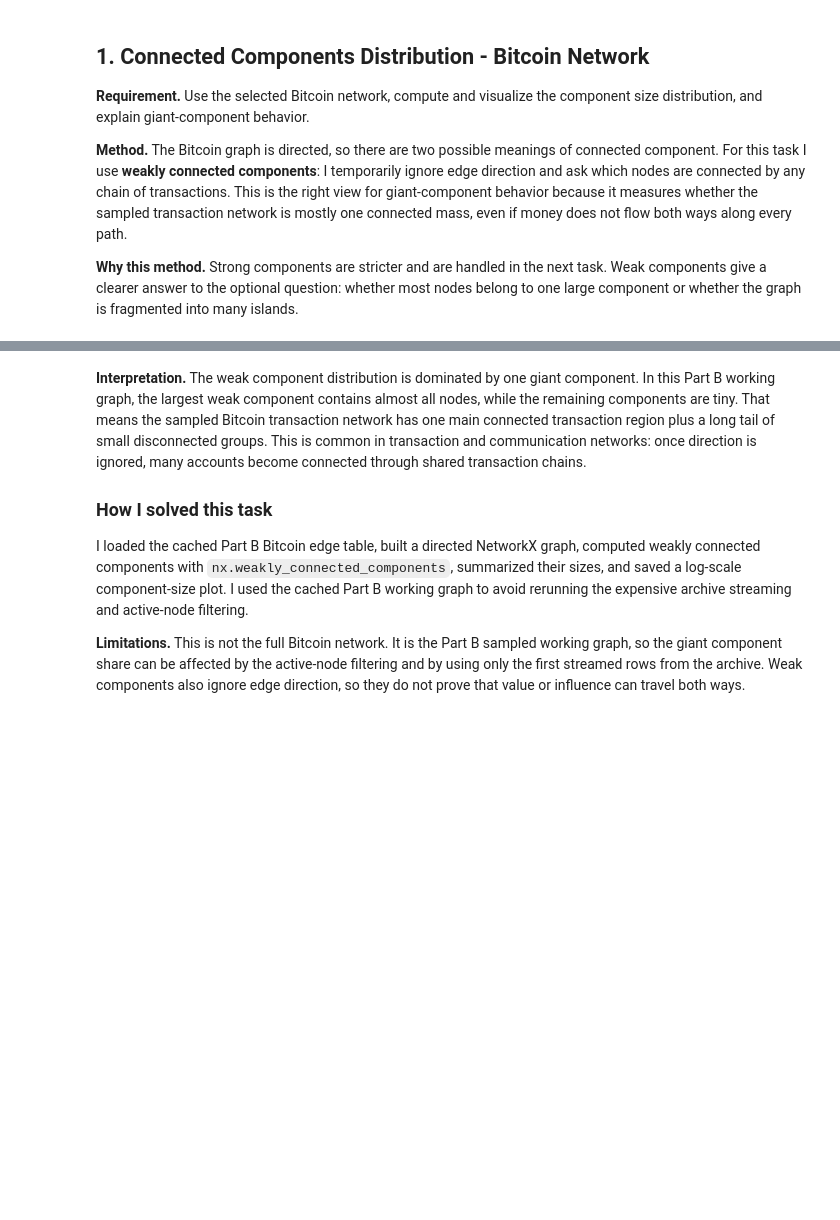
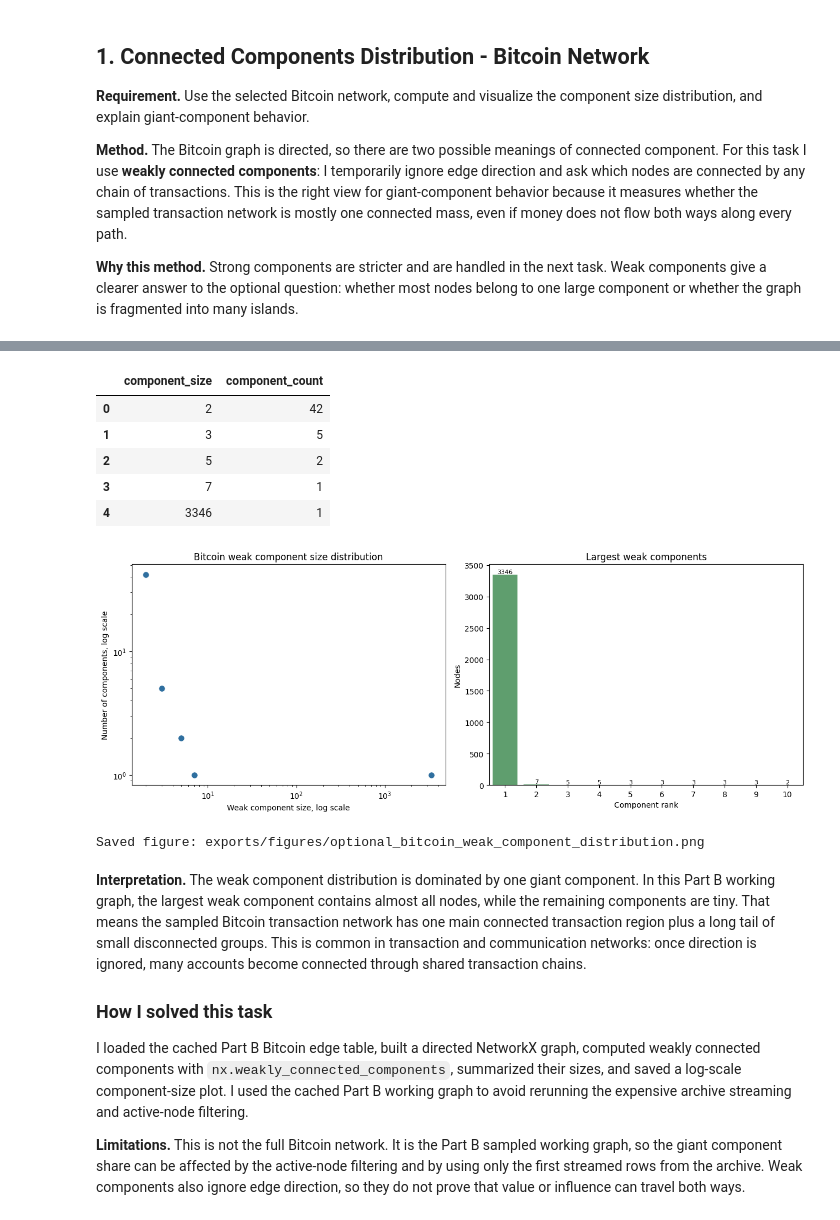
Before and after one commit to Bershco/ds-course-network-analysis, a Jupyter notebook: notebooks/optional_practice.ipynb, the cells around one changed output, grey strips where cells are left out. Drawn from its saved outputs; the diff is of its cells as text; code cells hidden in the pictures; blank space fills up the shorter version.

Commit message:
Execute optional practice notebook

```diff
--- a/notebooks/optional_practice.ipynb
+++ b/notebooks/optional_practice.ipynb
@@ -29,8 +29,18 @@ import seaborn as sns
 from IPython.display import display
 from networkx.readwrite import json_graph
 
+def graph_with_export_safe_attributes(graph):
+    export_graph = graph.copy()
+    for _, _, attrs in export_graph.edges(data=True):
+        for key, value in list(attrs.items()):
+            if isinstance(value, pd.Timestamp):
+                attrs[key] = value.isoformat() if not pd.isna(value) else ""
+    return export_graph
+
 RANDOM_SEED = 42
 ROOT = Path.cwd()
+if not (ROOT / "AGENTS.md").exists():
+    ROOT = ROOT.parent
 DATA_PROCESSED = ROOT / "data" / "processed"
 DATA_RAW = ROOT / "data" / "raw"
 FIGURES = ROOT / "exports" / "figures"
@@ -63,7 +73,7 @@ bitcoin_graph = nx.from_pandas_edgelist(
 with zipfile.ZipFile(movie_zip_path) as zf:
     with zf.open(wolf_member) as fp:
         wolf_data = json.load(fp)
-wolf_graph = json_graph.node_link_graph(wolf_data)
+wolf_graph = json_graph.node_link_graph(wolf_data, edges="links")
 if wolf_graph.is_directed():
     wolf_graph = wolf_graph.to_undirected()
 
@@ -119,7 +135,8 @@ axes[0].set_title("Bitcoin weak component size distribution")
 axes[0].set_xlabel("Weak component size, log scale")
 axes[0].set_ylabel("Number of components, log scale")
 
-top_weak = pd.DataFrame({"rank": range(1, min(11, len(weak_sizes)) + 1), "component_size": weak_sizes.head(10)})
+top_count = min(10, len(weak_sizes))
+top_weak = pd.DataFrame({"rank": range(1, top_count + 1), "component_size": weak_sizes.head(top_count).to_list()})
 sns.barplot(data=top_weak, x="rank", y="component_size", ax=axes[1], color="#55a868")
 axes[1].set_title("Largest weak components")
 axes[1].set_xlabel("Component rank")
@@ -132,3 +149,4 @@ components_fig = FIGURES / "optional_bitcoin_weak_component_distribution.png"
 fig.savefig(components_fig, dpi=160, bbox_inches="tight")
 plt.show()
 print(f"Saved figure: {components_fig.relative_to(ROOT)}")
+# %% [output]
@@ -135,3 +155,11 @@ print(f"Saved figure: {components_fig.relative_to(ROOT)}")
+|  | component_size | component_count |
+| 0 | 2 | 42 |
+| 1 | 3 | 5 |
+| 2 | 5 | 2 |
+| 3 | 7 | 1 |
+| 4 | 3346 | 1 |
+[figure, added]
+Saved figure: exports/figures/optional_bitcoin_weak_component_distribution.png
 # %% [markdown]
 **Interpretation.** The weak component distribution is dominated by one giant component. In this Part B working graph, the largest weak component contains almost all nodes, while the remaining components are tiny. That means the sampled Bitcoin transaction network has one main connected transaction region plus a long tail of small disconnected groups. This is common in transaction and communication networks: once direction is ignored, many accounts become connected through shared transaction chains.
 
```
Also changed, not shown: parts of 6 cells of this notebook.
